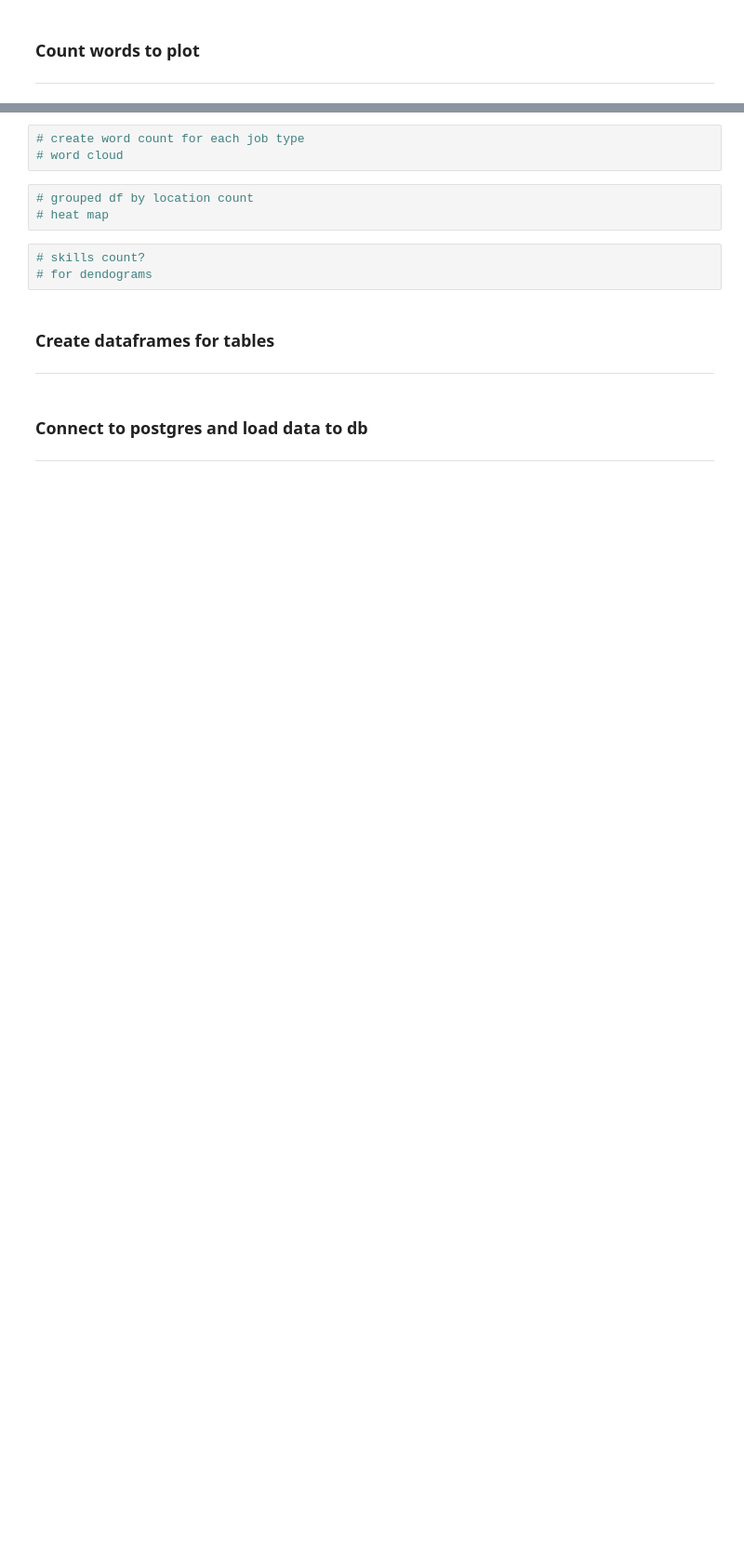
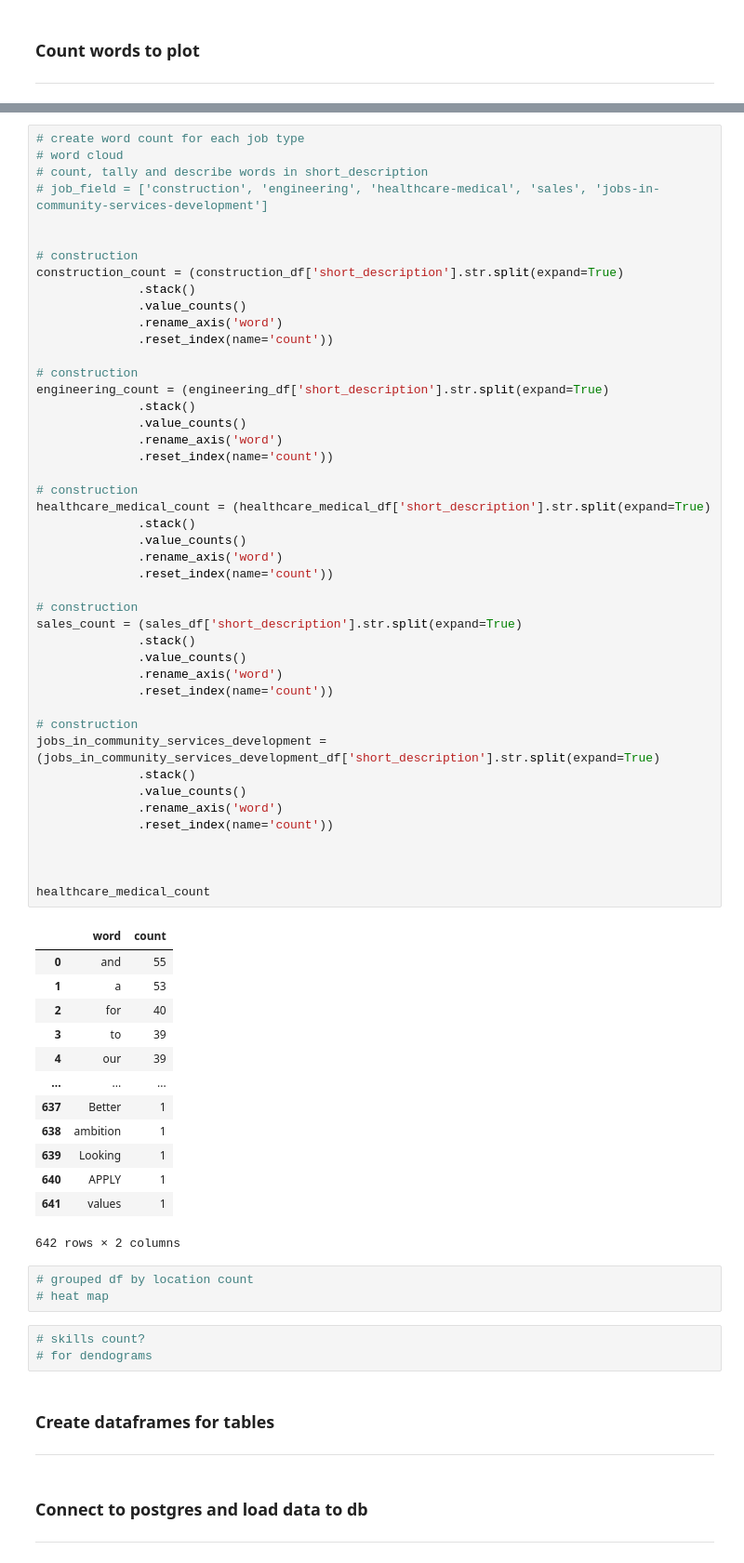
Before and after one commit to jonowood/Project_3, a Jupyter notebook: Webscraper Clean - Jon-checkpoint.ipynb, the cells around one changed output, grey strips where cells are left out. Shown at 93% size. Drawn from its saved outputs; the diff is of its cells as text; blank space fills up the shorter version.

```diff
--- a/Webscraper Clean - Jon-checkpoint.ipynb
+++ b/Webscraper Clean - Jon-checkpoint.ipynb
@@ -149,6 +176,62 @@ seek_count.head(45)
 # %%
 # create word count for each job type
 # word cloud
+# count, tally and describe words in short_description
+# job_field = ['construction', 'engineering', 'healthcare-medical', 'sales', 'jobs-in-community-services-development']
+
+
+# construction
+construction_count = (construction_df['short_description'].str.split(expand=True)
+              .stack()
+              .value_counts()
+              .rename_axis('word')
+              .reset_index(name='count'))
+
+# construction
+engineering_count = (engineering_df['short_description'].str.split(expand=True)
+              .stack()
+              .value_counts()
+              .rename_axis('word')
+              .reset_index(name='count'))
+
+# construction
+healthcare_medical_count = (healthcare_medical_df['short_description'].str.split(expand=True)
+              .stack()
+              .value_counts()
+              .rename_axis('word')
+              .reset_index(name='count'))
+
+# construction
+sales_count = (sales_df['short_description'].str.split(expand=True)
+              .stack()
+              .value_counts()
+              .rename_axis('word')
+              .reset_index(name='count'))
+
+# construction
+jobs_in_community_services_development = (jobs_in_community_services_development_df['short_description'].str.split(expand=True)
+              .stack()
+              .value_counts()
+              .rename_axis('word')
+              .reset_index(name='count'))
+
+
+
+healthcare_medical_count
+# %% [output]
+|  | word | count |
+| 0 | and | 55 |
+| 1 | a | 53 |
+| 2 | for | 40 |
+| 3 | to | 39 |
+| 4 | our | 39 |
+| ... | ... | ... |
+| 637 | Better | 1 |
+| 638 | ambition | 1 |
+| 639 | Looking | 1 |
+| 640 | APPLY | 1 |
+| 641 | values | 1 |
+642 rows × 2 columns
 # %%
 # grouped df by location count
 # heat map
```
Also changed, not shown: parts of 4 cells of this notebook.
